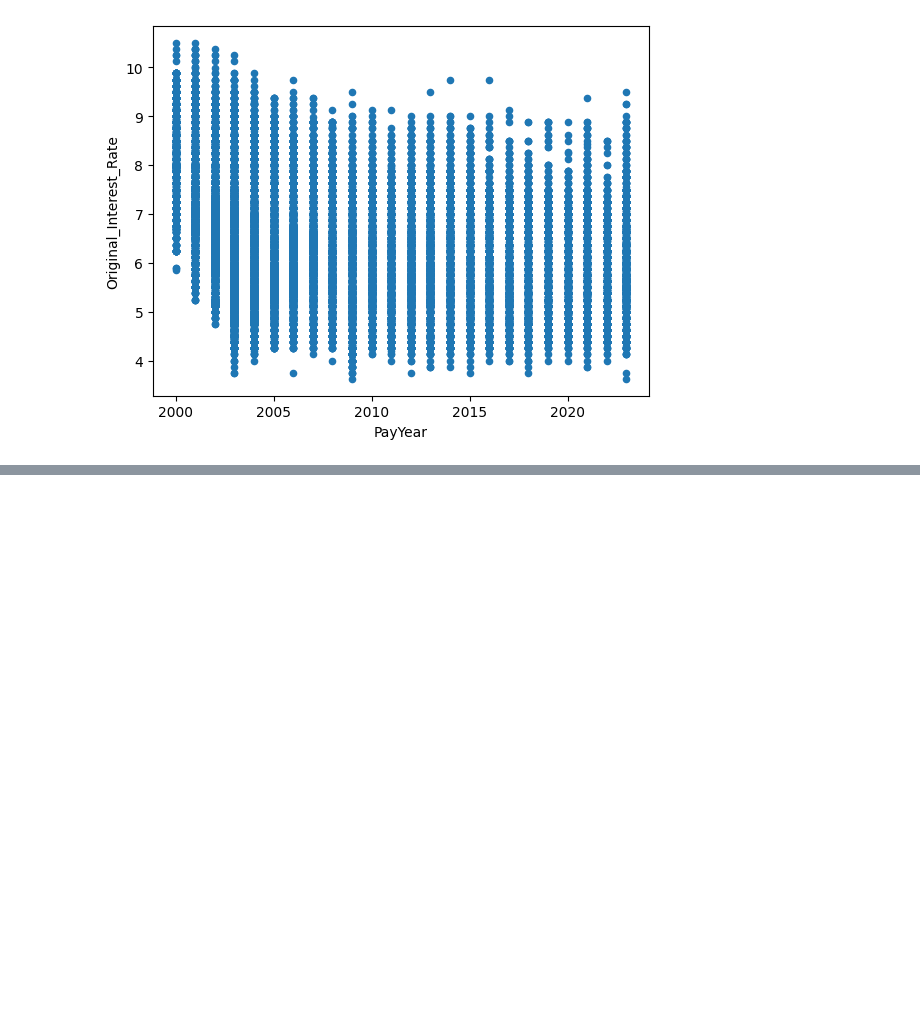
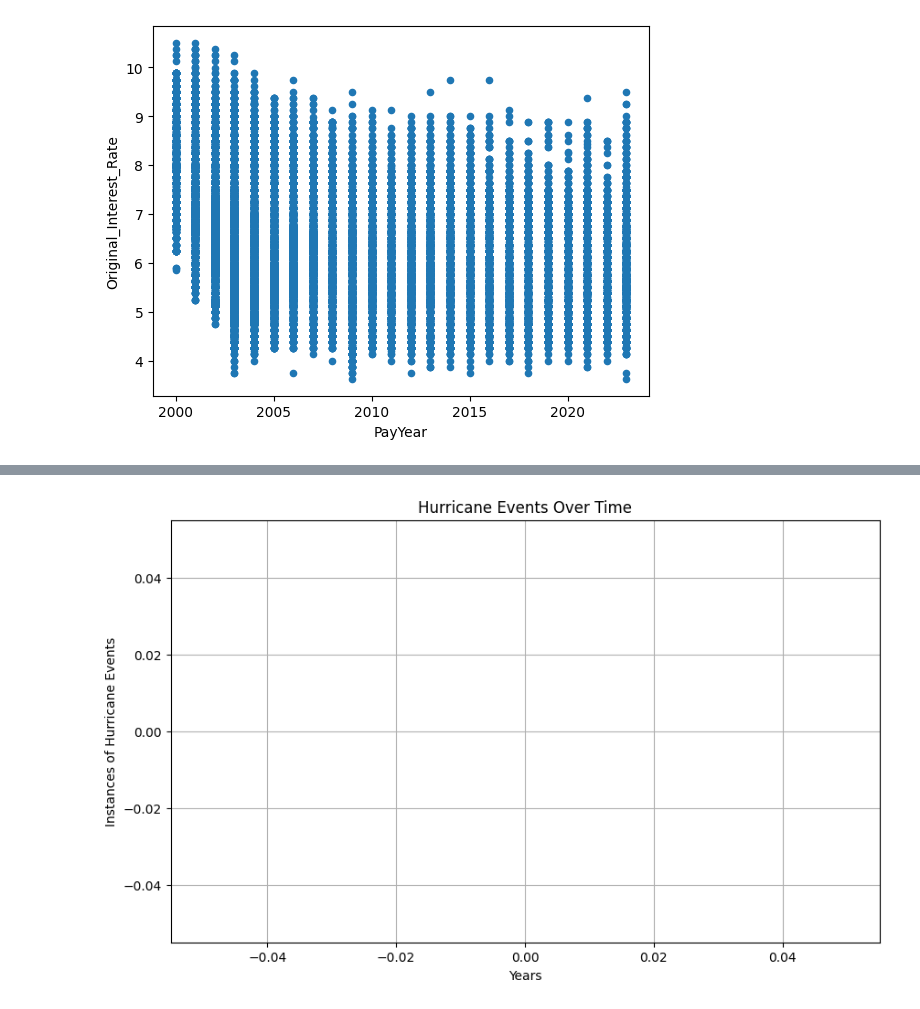
Before and after one commit to michelleehc/bitcamp, a Jupyter notebook: csvToDF.ipynb, the cells around one changed output, grey strips where cells are left out. Drawn from its saved outputs; the diff is of its cells as text; code cells hidden in the pictures; blank space fills up the shorter version.

```diff
--- a/csvToDF.ipynb
+++ b/csvToDF.ipynb
@@ -39,0 +60,31 @@ filtered_df = filtered_df[filtered_df["Incident Subcategory"].str.contains("hurr
+# %%
+# comparison of hurricane instances by time in florida
+df = pd.read_csv("disasters.csv")
+
+# filter by tampa counties & hurricanes
+filtered_df = df[df["County"].isin(["Hillsborough County", "Pinellas County"])]
+filtered_df = filtered_df[filtered_df["Incident Subcategory"].str.contains("Hurricane", case=True)]
+
+#print(filtered_df)
+
+
+# change d/m/y to m/y
+filtered_df["Declaration Date"] = pd.to_datetime(filtered_df["Declaration Date"], format="%m/%d/%y", errors="coerce")
+filtered_df["Month"] = filtered_df["Declaration Date"].dt.month
+filtered_df["Year"] = filtered_df["Declaration Date"].dt.year
+
+# Group by year and month, count instances
+grouped_df = filtered_df.groupby(["Year", "Month"]).size().reset_index(name="Instances")
+
+# Create the scatter plot
+plt.figure(figsize=(10, 6))
+#plt.xticks(np.arange(0, 1, step=0.2))  # Set label locations.
+plt.scatter(grouped_df["Year"], grouped_df["Instances"], marker="o", color="b", s=50)
+plt.xlim(grouped_df["Year"].min() - 0.5, grouped_df["Year"].max() + 0.5)
+plt.xlabel("Years")
+plt.ylabel("Instances of Hurricane Events")
+plt.title("Hurricane Events Over Time")
+plt.grid(True)
+plt.show()
+# %% [output]
+[figure, added]
```
Also changed, not shown: parts of 2 cells of this notebook.
